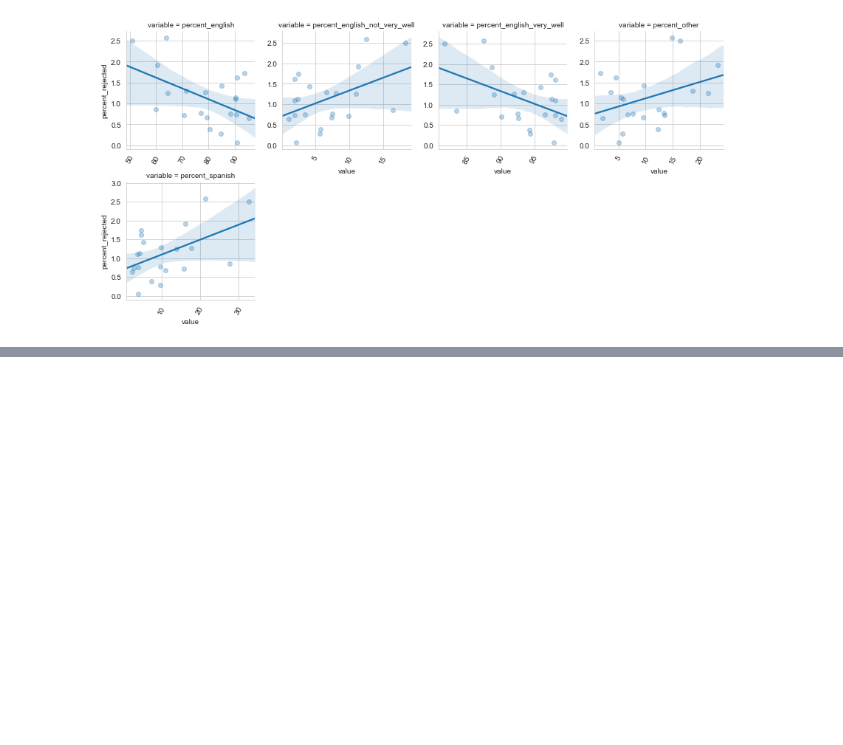
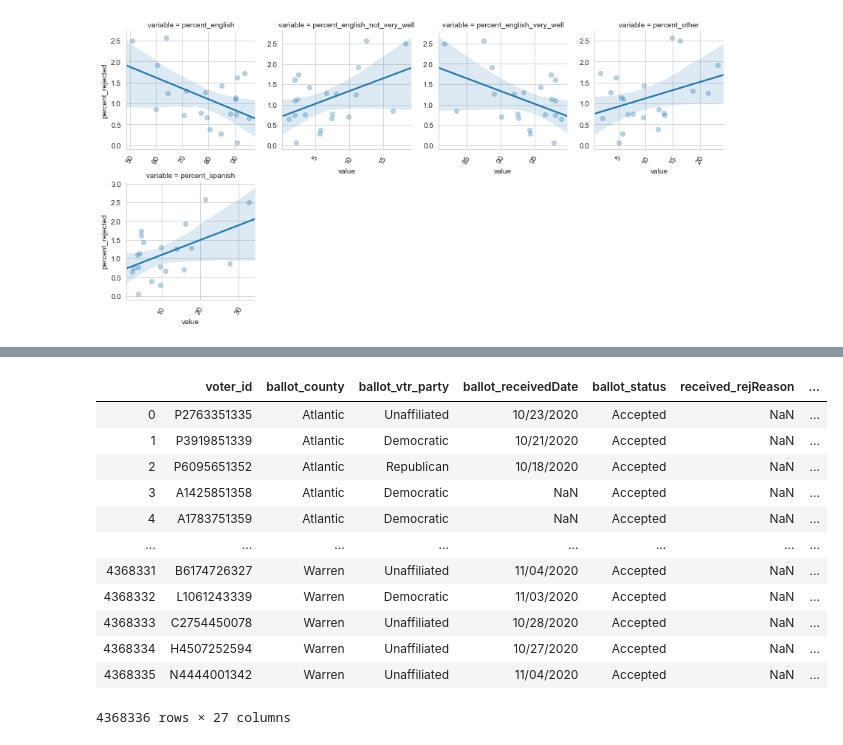
Before and after one commit to lemonaidn/VBM_Rejection_Factors, a Jupyter notebook: Khamanna/VBM_Report_Cleaning.ipynb, the cells around one changed output, grey strips where cells are left out. Saved outputs shown, nothing was run; the diff lists cells and outputs as text; code cells hidden in the pictures; blank space fills up the shorter version.

```diff
--- a/Khamanna/VBM_Report_Cleaning.ipynb
+++ b/Khamanna/VBM_Report_Cleaning.ipynb
@@ -931,0 +982,16 @@ plt.show()
+# %%
+VBM_demographics
+# %% [output]
+|  | voter_id | ballot_county | ballot_vtr_party | ballot_receivedDate | ballot_status | received_rejReason | ... |
+| 0 | P2763351335 | Atlantic | Unaffiliated | 10/23/2020 | Accepted | NaN | ... |
+| 1 | P3919851339 | Atlantic | Democratic | 10/21/2020 | Accepted | NaN | ... |
+| 2 | P6095651352 | Atlantic | Republican | 10/18/2020 | Accepted | NaN | ... |
+| 3 | A1425851358 | Atlantic | Democratic | NaN | Accepted | NaN | ... |
+| 4 | A1783751359 | Atlantic | Democratic | NaN | Accepted | NaN | ... |
+| ... | ... | ... | ... | ... | ... | ... | ... |
+| 4368331 | B6174726327 | Warren | Unaffiliated | 11/04/2020 | Accepted | NaN | ... |
+| 4368332 | L1061243339 | Warren | Democratic | 11/03/2020 | Accepted | NaN | ... |
+| 4368333 | C2754450078 | Warren | Unaffiliated | 10/28/2020 | Accepted | NaN | ... |
+| 4368334 | H4507252594 | Warren | Unaffiliated | 10/27/2020 | Accepted | NaN | ... |
+| 4368335 | N4444001342 | Warren | Unaffiliated | 11/04/2020 | Accepted | NaN | ... |
+4368336 rows × 27 columns
```
Also changed, not shown: parts of 9 cells of this notebook.
